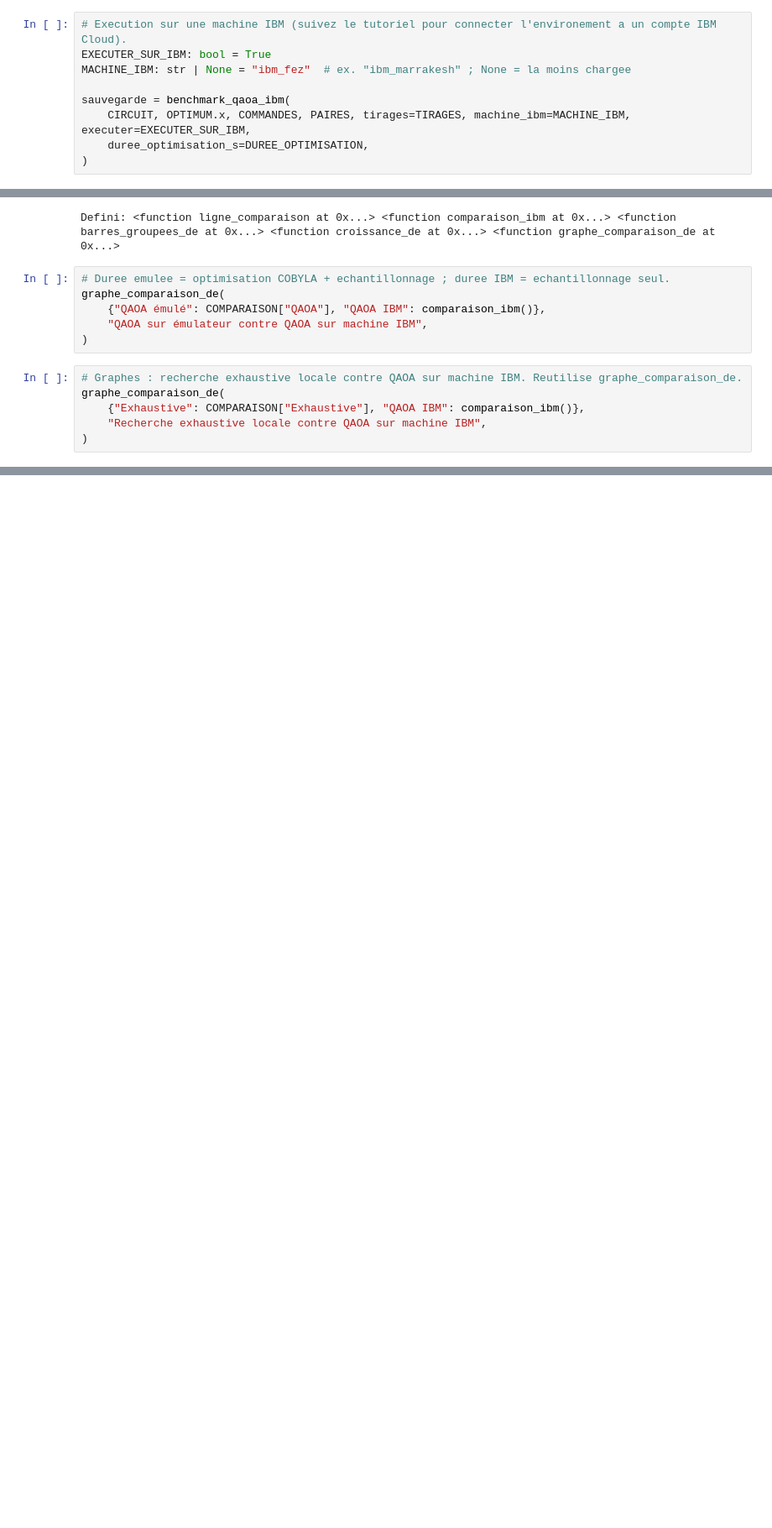
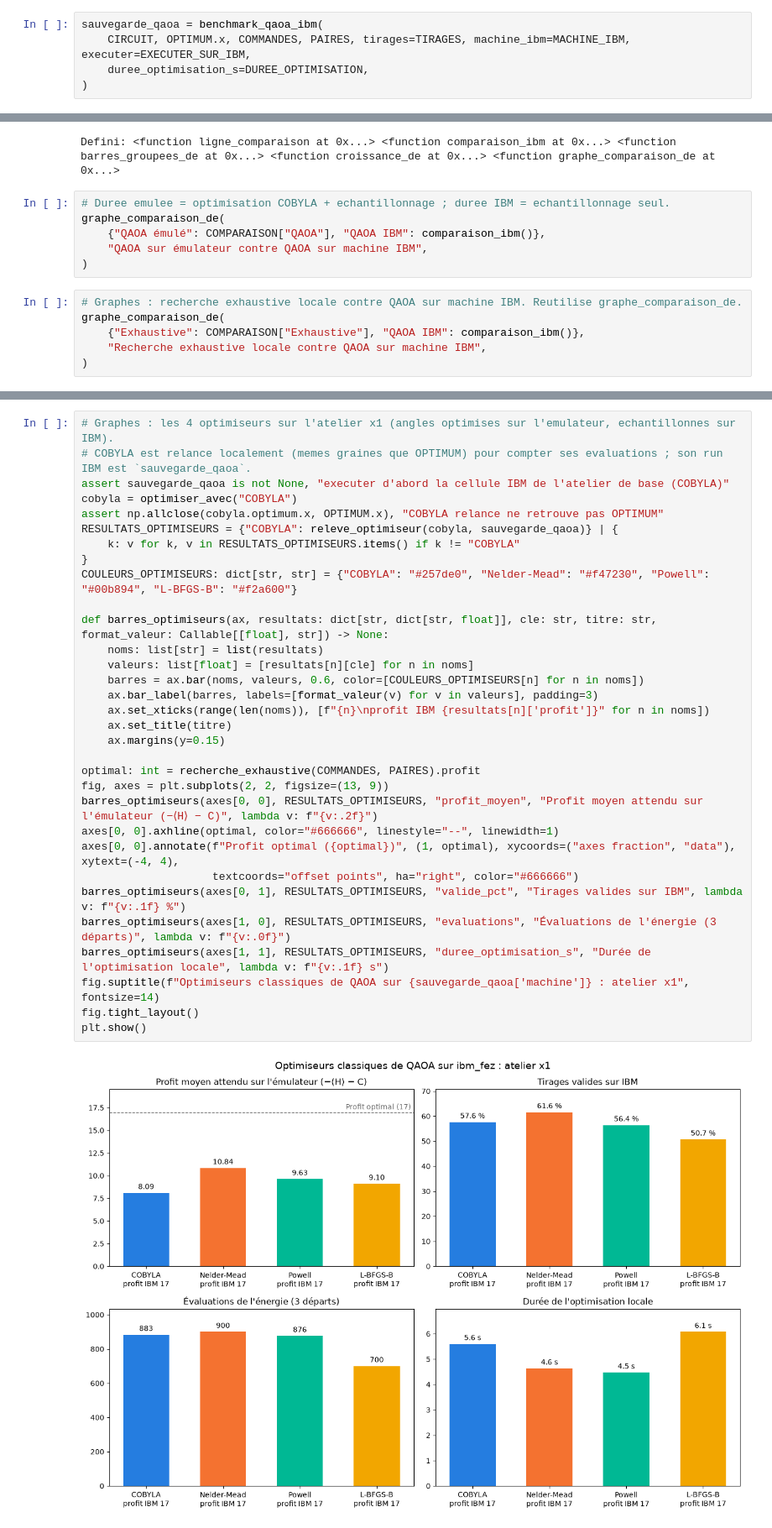
Before and after one commit to Julian52575/Quantum-Computing, a Jupyter notebook: WorkshopOrders.ipynb, the cells around one changed output, grey strips where cells are left out. Shown at 84% size. Saved outputs shown, nothing was run; the diff lists cells and outputs as text; blank space fills up the shorter version.

```diff
--- a/WorkshopOrders.ipynb
+++ b/WorkshopOrders.ipynb
@@ -1550,11 +1554,7 @@ print("Defini:", executer_sur_ibm, afficher_resultats_ibm, benchmark_qaoa_ibm)
 # %% [output]
 Defini: <function executer_sur_ibm at 0x...> <function afficher_resultats_ibm at 0x...> <function benchmark_qaoa_ibm at 0x...>
 # %%
-# Execution sur une machine IBM (suivez le tutoriel pour connecter l'environement a un compte IBM Cloud).
-EXECUTER_SUR_IBM: bool = True
-MACHINE_IBM: str | None = "ibm_fez"  # ex. "ibm_marrakesh" ; None = la moins chargee
-
-sauvegarde = benchmark_qaoa_ibm(
+sauvegarde_qaoa = benchmark_qaoa_ibm(
     CIRCUIT, OPTIMUM.x, COMMANDES, PAIRES, tirages=TIRAGES, machine_ibm=MACHINE_IBM, executer=EXECUTER_SUR_IBM,
     duree_optimisation_s=DUREE_OPTIMISATION,
 )
@@ -1919,3 +2187,37 @@ graphe_comparaison_de(
+# %%
+# Graphes : les 4 optimiseurs sur l'atelier x1 (angles optimises sur l'emulateur, echantillonnes sur IBM).
+# COBYLA est relance localement (memes graines que OPTIMUM) pour compter ses evaluations ; son run IBM est `sauvegarde_qaoa`.
+assert sauvegarde_qaoa is not None, "executer d'abord la cellule IBM de l'atelier de base (COBYLA)"
+cobyla = optimiser_avec("COBYLA")
+assert np.allclose(cobyla.optimum.x, OPTIMUM.x), "COBYLA relance ne retrouve pas OPTIMUM"
+RESULTATS_OPTIMISEURS = {"COBYLA": releve_optimiseur(cobyla, sauvegarde_qaoa)} | {
+    k: v for k, v in RESULTATS_OPTIMISEURS.items() if k != "COBYLA"
+}
+COULEURS_OPTIMISEURS: dict[str, str] = {"COBYLA": "#257de0", "Nelder-Mead": "#f47230", "Powell": "#00b894", "L-BFGS-B": "#f2a600"}
+
+def barres_optimiseurs(ax, resultats: dict[str, dict[str, float]], cle: str, titre: str, format_valeur: Callable[[float], str]) -> None:
+    noms: list[str] = list(resultats)
+    valeurs: list[float] = [resultats[n][cle] for n in noms]
+    barres = ax.bar(noms, valeurs, 0.6, color=[COULEURS_OPTIMISEURS[n] for n in noms])
+    ax.bar_label(barres, labels=[format_valeur(v) for v in valeurs], padding=3)
+    ax.set_xticks(range(len(noms)), [f"{n}\nprofit IBM {resultats[n]['profit']}" for n in noms])
+    ax.set_title(titre)
+    ax.margins(y=0.15)
+
+optimal: int = recherche_exhaustive(COMMANDES, PAIRES).profit
+fig, axes = plt.subplots(2, 2, figsize=(13, 9))
+barres_optimiseurs(axes[0, 0], RESULTATS_OPTIMISEURS, "profit_moyen", "Profit moyen attendu sur l'émulateur (−⟨H⟩ − C)", lambda v: f"{v:.2f}")
+axes[0, 0].axhline(optimal, color="#666666", linestyle="--", linewidth=1)
+axes[0, 0].annotate(f"Profit optimal ({optimal})", (1, optimal), xycoords=("axes fraction", "data"), xytext=(-4, 4),
+                    textcoords="offset points", ha="right", color="#666666")
+barres_optimiseurs(axes[0, 1], RESULTATS_OPTIMISEURS, "valide_pct", "Tirages valides sur IBM", lambda v: f"{v:.1f} %")
+barres_optimiseurs(axes[1, 0], RESULTATS_OPTIMISEURS, "evaluations", "Évaluations de l'énergie (3 départs)", lambda v: f"{v:.0f}")
+barres_optimiseurs(axes[1, 1], RESULTATS_OPTIMISEURS, "duree_optimisation_s", "Durée de l'optimisation locale", lambda v: f"{v:.1f} s")
+fig.suptitle(f"Optimiseurs classiques de QAOA sur {sauvegarde_qaoa['machine']} : atelier x1", fontsize=14)
+fig.tight_layout()
+plt.show()
+# %% [output]
+[figure, added]
 # %% [markdown]
 ## Conclusion
 
```
Also changed, not shown: parts of 10 cells of this notebook.
